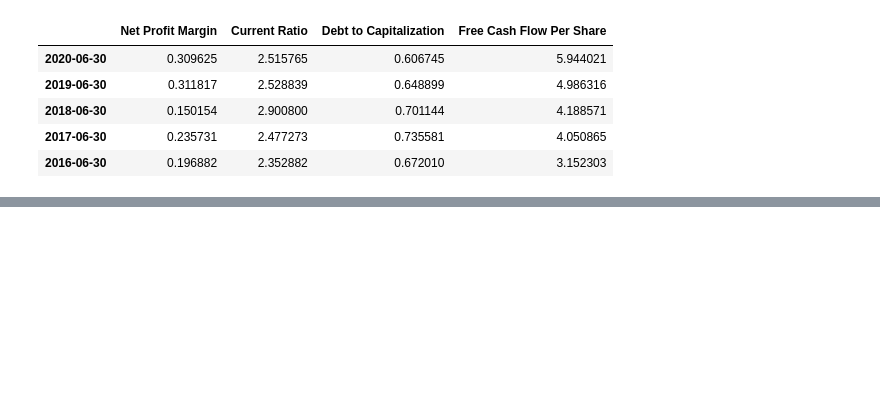
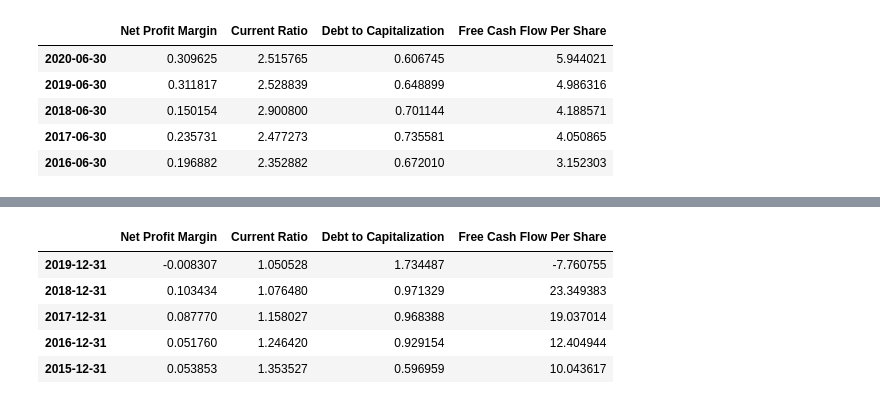
Before and after one commit to kedarmoh/FinTechProjectA, a Jupyter notebook: Project_1_FirstFile.ipynb, the cells around one changed output, grey strips where cells are left out. Cells and saved outputs as stored; diff of their text form; code cells hidden in the pictures; blank space fills up the shorter version.

```diff
--- a/Project_1_FirstFile.ipynb
+++ b/Project_1_FirstFile.ipynb
@@ -98,0 +246,61 @@ fin_analysis_df
+# %%
+# Company 4
+
+# ticker, will need to edit to allow for user input (also, if a ticker isn't found or input correctly, what will we produce)
+# url broken out
+ticker_4 = ticker_input_4.upper()
+url = str_url + ticker_4 + api_key
+ratio_data_4 = get_jsonparsed_data(url)
+
+# call date (NOTE: the API calls the date as of the last fiscal quarter reported to the public and provides on an annualized basis - the API returns data all the way back to the public listing)
+date_1_4 = ratio_data_4[0]['date']
+date_2_4 = ratio_data_4[1]['date']
+date_3_4 = ratio_data_4[2]['date']
+date_4_4 = ratio_data_4[3]['date']
+date_5_4 = ratio_data_4[4]['date']
+
+# profitability ratio/indicator (NOTE: I used a profitability metric here, but here could go more horizontal to calculate YoY growth in revenue or net income, would need to maybe check out mor on the other API offerings)
+# change to Net Operating Margin or Gross Profit?
+net_profit_margin_1_4 = ratio_data_4[0]['netProfitMargin']
+net_profit_margin_2_4 = ratio_data_4[1]['netProfitMargin']
+net_profit_margin_3_4 = ratio_data_4[2]['netProfitMargin']
+net_profit_margin_4_4 = ratio_data_4[3]['netProfitMargin']
+net_profit_margin_5_4 = ratio_data_4[4]['netProfitMargin']
+
+# liquidity ratio/indicator
+current_ratio_1_4 = ratio_data_4[0]['currentRatio']
+current_ratio_2_4 = ratio_data_4[1]['currentRatio']
+current_ratio_3_4 = ratio_data_4[2]['currentRatio']
+current_ratio_4_4 = ratio_data_4[3]['currentRatio']
+current_ratio_5_4 = ratio_data_4[4]['currentRatio']
+
+# leverage ratio/indicator
+total_debt_to_capitalization_1_4 = ratio_data_4[0]['totalDebtToCapitalization']
+total_debt_to_capitalization_2_4 = ratio_data_4[1]['totalDebtToCapitalization']
+total_debt_to_capitalization_3_4 = ratio_data_4[2]['totalDebtToCapitalization']
+total_debt_to_capitalization_4_4 = ratio_data_4[3]['totalDebtToCapitalization']
+total_debt_to_capitalization_5_4 = ratio_data_4[4]['totalDebtToCapitalization']
+
+# cash flow ratio/indicator
+free_cash_flow_per_share_1_4 = ratio_data_4[0]['freeCashFlowPerShare']
+free_cash_flow_per_share_2_4 = ratio_data_4[1]['freeCashFlowPerShare']
+free_cash_flow_per_share_3_4 = ratio_data_4[2]['freeCashFlowPerShare']
+free_cash_flow_per_share_4_4 = ratio_data_4[3]['freeCashFlowPerShare']
+free_cash_flow_per_share_5_4 = ratio_data_4[4]['freeCashFlowPerShare']
+
+# Two carry away notes from above: 1: include a YoY growth (revenue) metric (or just improvement in the ratios)?, 2: may be fun to include the market sentiment chart from quandl (this would be a universal metrica and not unique to individuals stocks, but could still play into the "buy" recommendation)
+fin_analysis_df_4 = pd.DataFrame({
+    'Net Profit Margin': [net_profit_margin_1_4, net_profit_margin_2_4, net_profit_margin_3_4, net_profit_margin_4_4, net_profit_margin_5_4],
+    'Current Ratio': [current_ratio_1_4, current_ratio_2_4, current_ratio_3_4, current_ratio_4_4, current_ratio_5_4],
+    'Debt to Capitalization': [total_debt_to_capitalization_1_4, total_debt_to_capitalization_2_4, total_debt_to_capitalization_3_4, total_debt_to_capitalization_4_4, total_debt_to_capitalization_5_4],
+    'Free Cash Flow Per Share': [free_cash_flow_per_share_1_4, free_cash_flow_per_share_2_4, free_cash_flow_per_share_3_4, free_cash_flow_per_share_4_4, free_cash_flow_per_share_5_4]},
+    index=[date_1_4, date_2_4, date_3_4, date_4_4, date_5_4])
+
+fin_analysis_df_4
+# %% [output]
+|  | Net Profit Margin | Current Ratio | Debt to Capitalization | Free Cash Flow Per Share |
+| 2019-12-31 | -0.008307 | 1.050528 | 1.734487 | -7.760755 |
+| 2018-12-31 | 0.103434 | 1.076480 | 0.971329 | 23.349383 |
+| 2017-12-31 | 0.087770 | 1.158027 | 0.968388 | 19.037014 |
+| 2016-12-31 | 0.051760 | 1.246420 | 0.929154 | 12.404944 |
+| 2015-12-31 | 0.053853 | 1.353527 | 0.596959 | 10.043617 |
```
Also changed, not shown: parts of 8 cells of this notebook.
